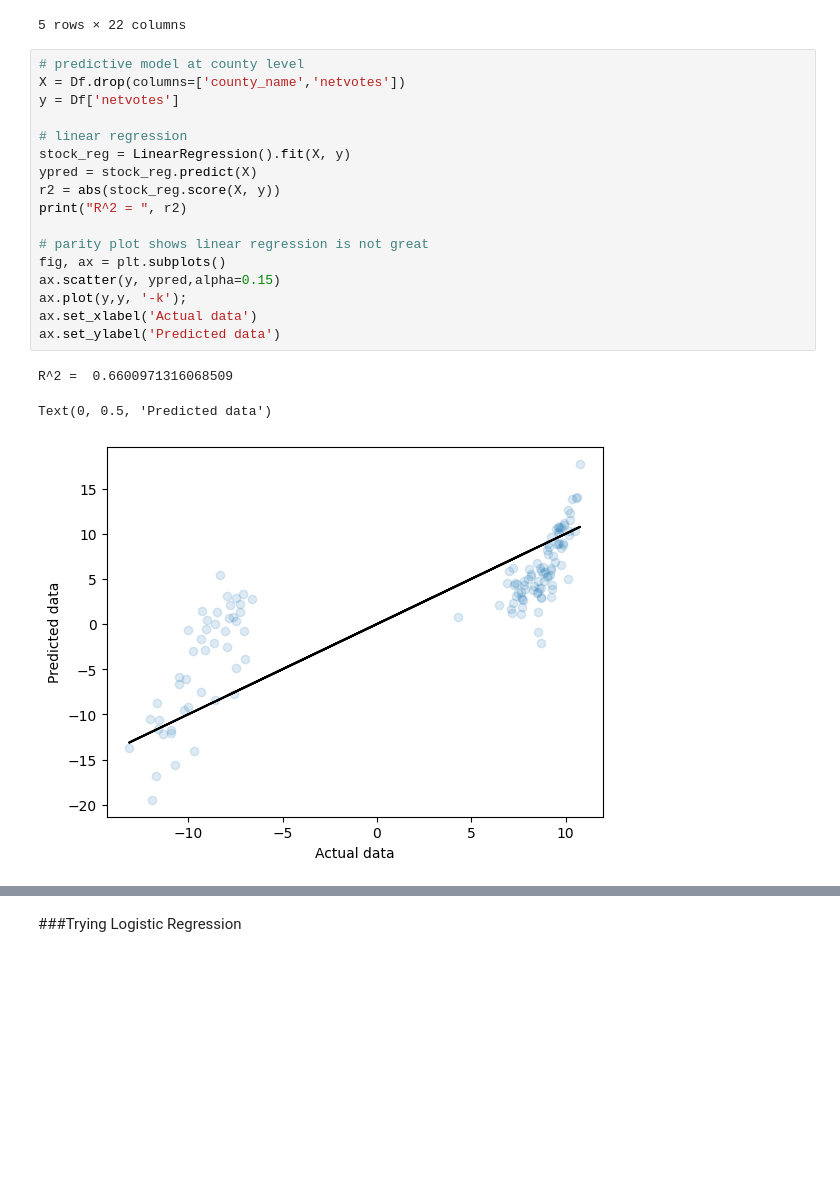
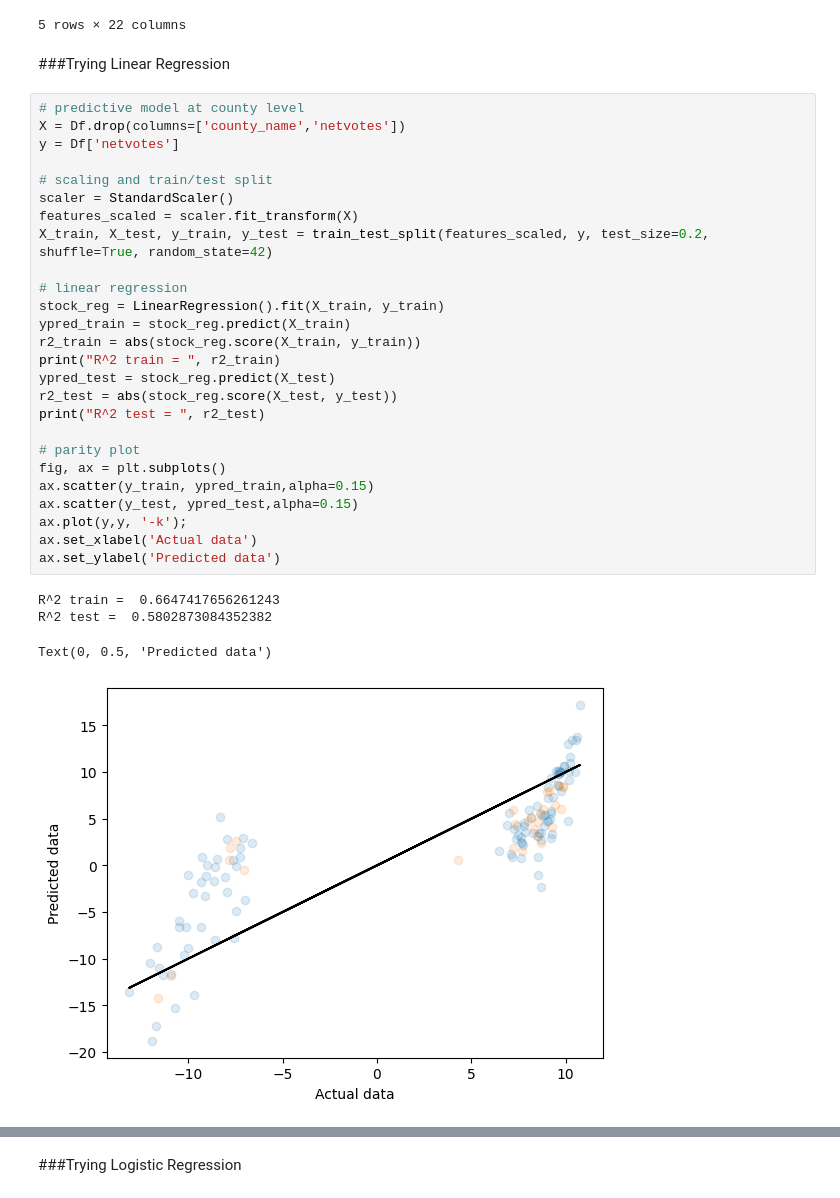
Before and after one commit to jennyschilling/project_voting_group11, a Jupyter notebook: predict.ipynb, the cells around one changed output, grey strips where cells are left out. Drawn from its saved outputs; the diff is of its cells as text; blank space fills up the shorter version.

Commit message:
added train/test split and margin of win to linear regression model

```diff
--- a/predict.ipynb
+++ b/predict.ipynb
@@ -38,27 +36,39 @@ Df.head()
 | 3 | AMELIA | 1719 | 7894 | 12970 | 12694 | 0 | 97 | ... |
 | 4 | AMHERST | 3871 | 17005 | 31782 | 30977 | 71 | 151 | ... |
 5 rows × 22 columns
+# %% [markdown]
+###Trying Linear Regression
 # %%
 # predictive model at county level
 X = Df.drop(columns=['county_name','netvotes'])
 y = Df['netvotes']
 
+# scaling and train/test split
+scaler = StandardScaler()
+features_scaled = scaler.fit_transform(X)
+X_train, X_test, y_train, y_test = train_test_split(features_scaled, y, test_size=0.2, shuffle=True, random_state=42)
+
 # linear regression
-stock_reg = LinearRegression().fit(X, y)
-ypred = stock_reg.predict(X)
-r2 = abs(stock_reg.score(X, y))
-print("R^2 = ", r2)
+stock_reg = LinearRegression().fit(X_train, y_train)
+ypred_train = stock_reg.predict(X_train)
+r2_train = abs(stock_reg.score(X_train, y_train))
+print("R^2 train = ", r2_train)
+ypred_test = stock_reg.predict(X_test)
+r2_test = abs(stock_reg.score(X_test, y_test))
+print("R^2 test = ", r2_test)
 
-# parity plot shows linear regression is not great
+# parity plot
 fig, ax = plt.subplots()
-ax.scatter(y, ypred,alpha=0.15)
+ax.scatter(y_train, ypred_train,alpha=0.15)
+ax.scatter(y_test, ypred_test,alpha=0.15)
 ax.plot(y,y, '-k');
 ax.set_xlabel('Actual data')
 ax.set_ylabel('Predicted data')
 # %% [output]
-R^2 =  0.6600971316068509
+R^2 train =  0.6647417656261243
+R^2 test =  0.5802873084352382
 Text(0, 0.5, 'Predicted data')
-[figure, old version]
+[figure, new version]
 # %%
 # finding state winner
 win_actual = np.sinh(Df['netvotes']).sum()
```
Also changed, not shown: parts of 4 cells of this notebook.
